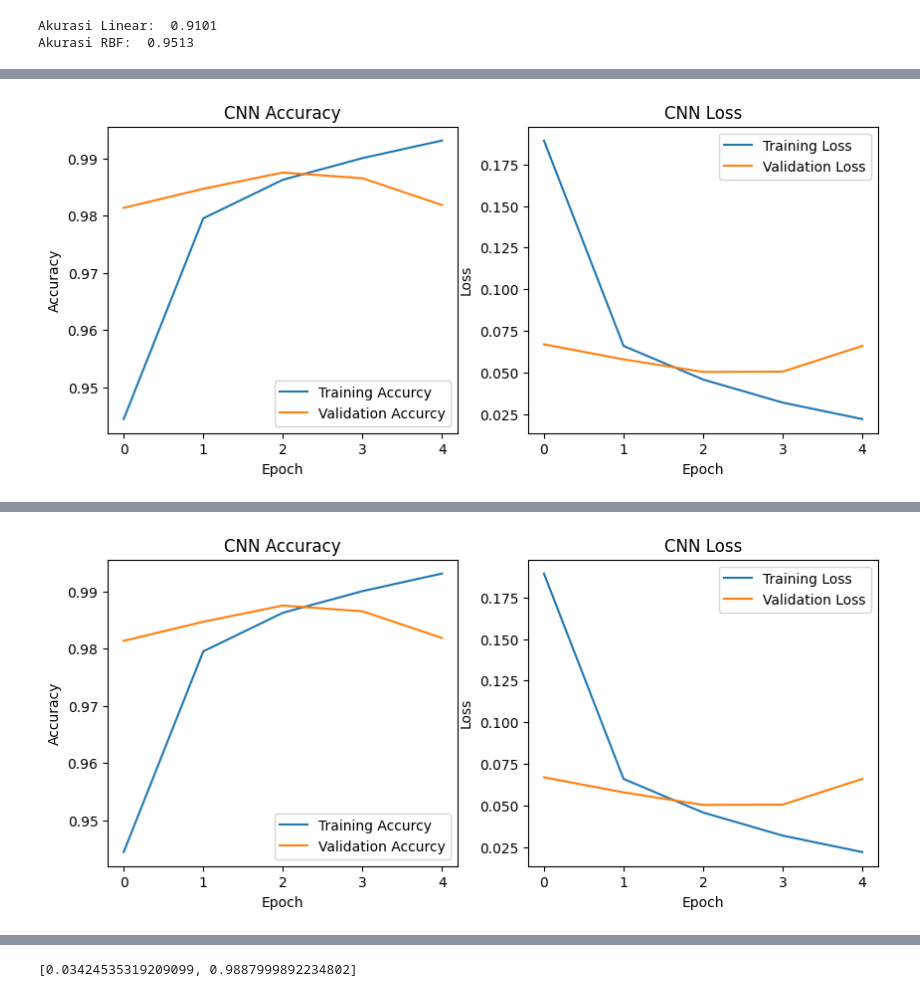
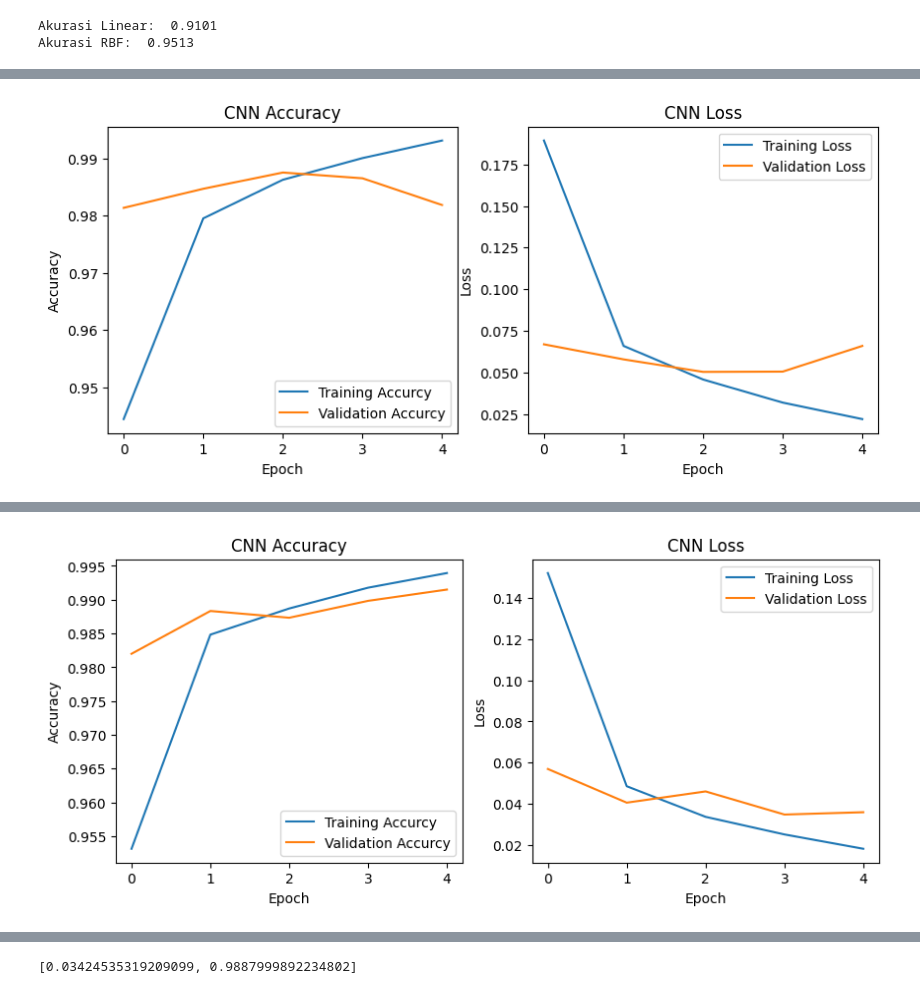
Before and after one commit to ImNotDanish05/2025_Visi-Komputer_TI-2A, a Jupyter notebook: Jobsheet02_KLASIFIKASI-GAMBAR.ipynb, the cells around one changed output, grey strips where cells are left out. Saved outputs shown, nothing was run; the diff lists cells and outputs as text; code cells hidden in the pictures.

```diff
--- a/Jobsheet02_KLASIFIKASI-GAMBAR.ipynb
+++ b/Jobsheet02_KLASIFIKASI-GAMBAR.ipynb
@@ -163,16 +163,16 @@ import matplotlib.pyplot as plt
 plt.figure(figsize=(10,4))
 
 plt.subplot(1,2,1)
-plt.plot(history.history['accuracy'], label='Training Accurcy')
-plt.plot(history.history['val_accuracy'], label='Validation Accurcy')
+plt.plot(historytugas.history['accuracy'], label='Training Accurcy')
+plt.plot(historytugas.history['val_accuracy'], label='Validation Accurcy')
 plt.title('CNN Accuracy')
 plt.xlabel('Epoch')
 plt.ylabel('Accuracy')
 plt.legend()
 
 plt.subplot(1,2,2)
-plt.plot(history.history['loss'], label='Training Loss')
-plt.plot(history.history['val_loss'], label='Validation Loss')
+plt.plot(historytugas.history['loss'], label='Training Loss')
+plt.plot(historytugas.history['val_loss'], label='Validation Loss')
 plt.title('CNN Loss')
 plt.xlabel('Epoch')
 plt.ylabel('Loss')
@@ -186 +186 @@ modeltugas.evaluate(x_test_cnn, y_test)
-[figure, old version]
+[figure, new version]
```
Also changed, not shown: parts of 1 cell of this notebook.
